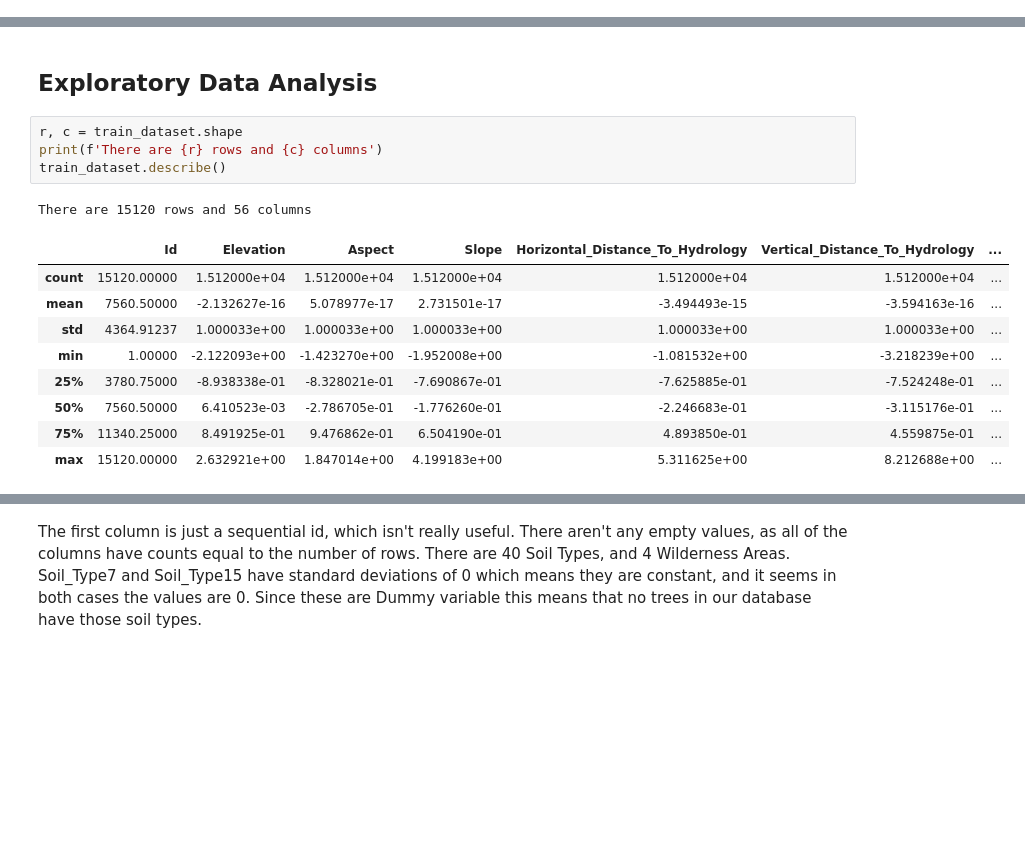
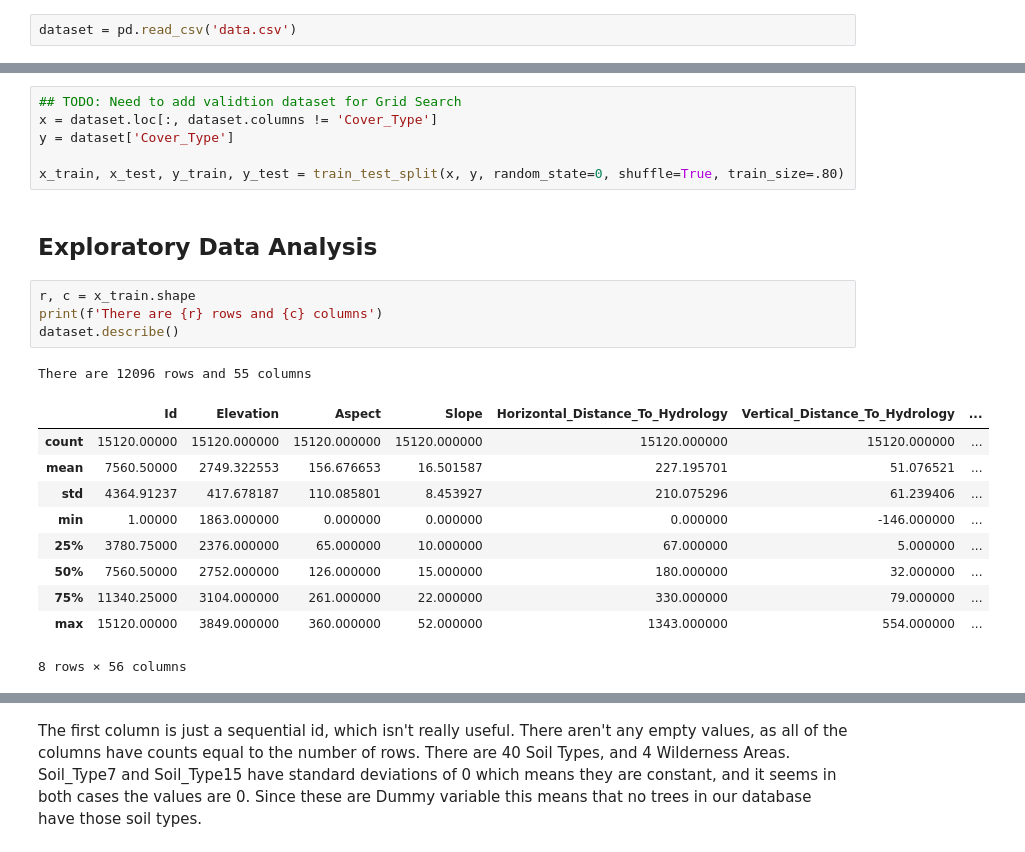
Before and after one commit to hanmaegeo/Forest-Cover-Type-Prediction, a Jupyter notebook: project_baseline.ipynb, the cells around one changed output, grey strips where cells are left out. Cells and saved outputs as stored; diff of their text form; blank space fills up the shorter version.

```diff
--- a/project_baseline.ipynb
+++ b/project_baseline.ipynb
@@ -58 +54,3 @@ test_dataset = pd.read_csv(test_url)
+# %%
+dataset = pd.read_csv('data.csv')
 # %%
@@ -76,17 +68,24 @@ test_dataset.head()
+# %%
+## TODO: Need to add validtion dataset for Grid Search
+x = dataset.loc[:, dataset.columns != 'Cover_Type']
+y = dataset['Cover_Type']
+
+x_train, x_test, y_train, y_test = train_test_split(x, y, random_state=0, shuffle=True, train_size=.80)
 # %% [markdown]
 ## Exploratory Data Analysis
 # %%
-r, c = train_dataset.shape
+r, c = x_train.shape
 print(f'There are {r} rows and {c} columns')
-train_dataset.describe()
+dataset.describe()
 # %% [output]
-There are 15120 rows and 56 columns
+There are 12096 rows and 55 columns
 |  | Id | Elevation | Aspect | Slope | Horizontal_Distance_To_Hydrology | Vertical_Distance_To_Hydrology | ... |
-| count | 15120.00000 | 1.512000e+04 | 1.512000e+04 | 1.512000e+04 | 1.512000e+04 | 1.512000e+04 | ... |
-| mean | 7560.50000 | -2.132627e-16 | 5.078977e-17 | 2.731501e-17 | -3.494493e-15 | -3.594163e-16 | ... |
-| std | 4364.91237 | 1.000033e+00 | 1.000033e+00 | 1.000033e+00 | 1.000033e+00 | 1.000033e+00 | ... |
-| min | 1.00000 | -2.122093e+00 | -1.423270e+00 | -1.952008e+00 | -1.081532e+00 | -3.218239e+00 | ... |
-| 25% | 3780.75000 | -8.938338e-01 | -8.328021e-01 | -7.690867e-01 | -7.625885e-01 | -7.524248e-01 | ... |
-| 50% | 7560.50000 | 6.410523e-03 | -2.786705e-01 | -1.776260e-01 | -2.246683e-01 | -3.115176e-01 | ... |
-| 75% | 11340.25000 | 8.491925e-01 | 9.476862e-01 | 6.504190e-01 | 4.893850e-01 | 4.559875e-01 | ... |
-| max | 15120.00000 | 2.632921e+00 | 1.847014e+00 | 4.199183e+00 | 5.311625e+00 | 8.212688e+00 | ... |
+| count | 15120.00000 | 15120.000000 | 15120.000000 | 15120.000000 | 15120.000000 | 15120.000000 | ... |
+| mean | 7560.50000 | 2749.322553 | 156.676653 | 16.501587 | 227.195701 | 51.076521 | ... |
+| std | 4364.91237 | 417.678187 | 110.085801 | 8.453927 | 210.075296 | 61.239406 | ... |
+| min | 1.00000 | 1863.000000 | 0.000000 | 0.000000 | 0.000000 | -146.000000 | ... |
+| 25% | 3780.75000 | 2376.000000 | 65.000000 | 10.000000 | 67.000000 | 5.000000 | ... |
+| 50% | 7560.50000 | 2752.000000 | 126.000000 | 15.000000 | 180.000000 | 32.000000 | ... |
+| 75% | 11340.25000 | 3104.000000 | 261.000000 | 22.000000 | 330.000000 | 79.000000 | ... |
+| max | 15120.00000 | 3849.000000 | 360.000000 | 52.000000 | 1343.000000 | 554.000000 | ... |
+8 rows × 56 columns
```
Also changed, not shown: parts of 21 cells of this notebook, 4 other files.
